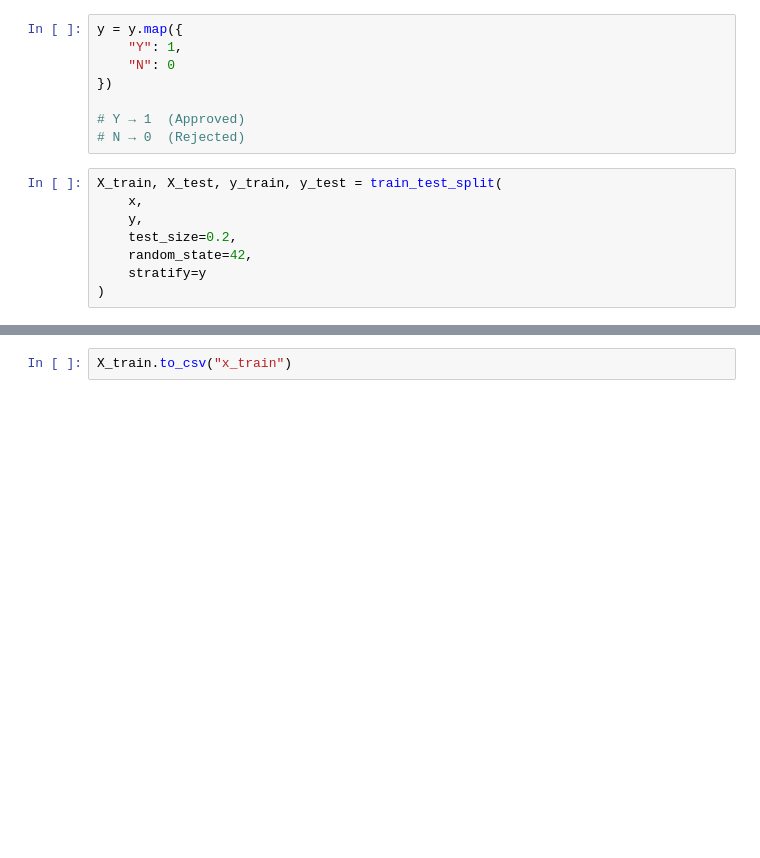
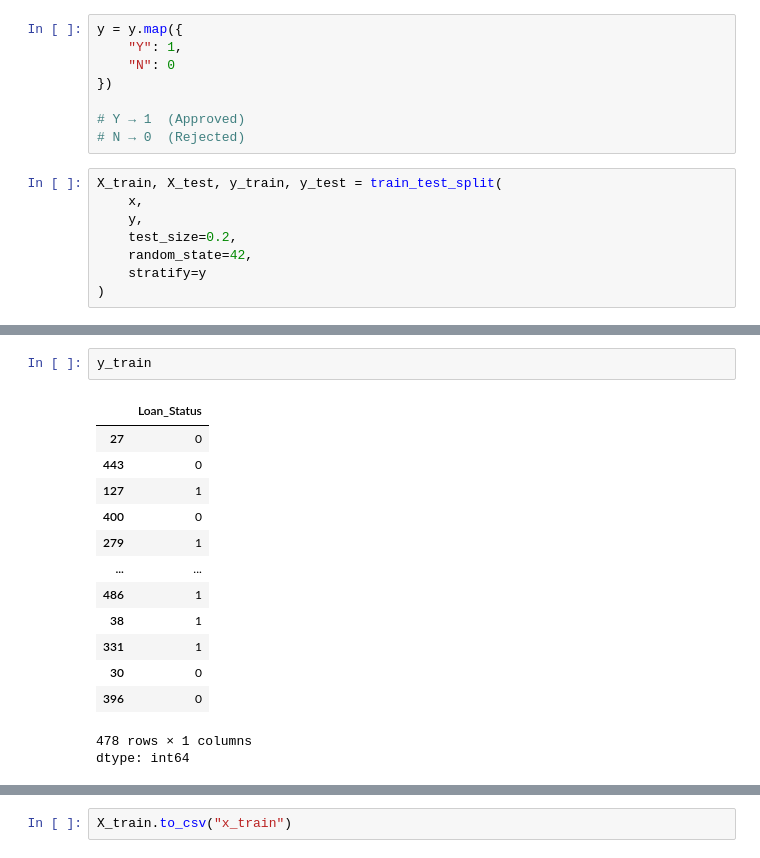
Before and after one commit to Sohomdas2004/Intelligent-Loan-Approval-System, a Jupyter notebook: Notebook/Preprocessing.ipynb, the cells around one changed output, grey strips where cells are left out. Saved outputs shown, nothing was run; the diff lists cells and outputs as text; blank space fills up the shorter version.

```diff
--- a/Notebook/Preprocessing.ipynb
+++ b/Notebook/Preprocessing.ipynb
@@ -94,0 +97,17 @@ X_test
+# %%
+y_train
+# %% [output]
+|  | Loan_Status |
+| 27 | 0 |
+| 443 | 0 |
+| 127 | 1 |
+| 400 | 0 |
+| 279 | 1 |
+| ... | ... |
+| 486 | 1 |
+| 38 | 1 |
+| 331 | 1 |
+| 30 | 0 |
+| 396 | 0 |
+478 rows × 1 columns
+dtype: int64
```
Also changed, not shown: parts of 5 cells of this notebook, 4 other files.
